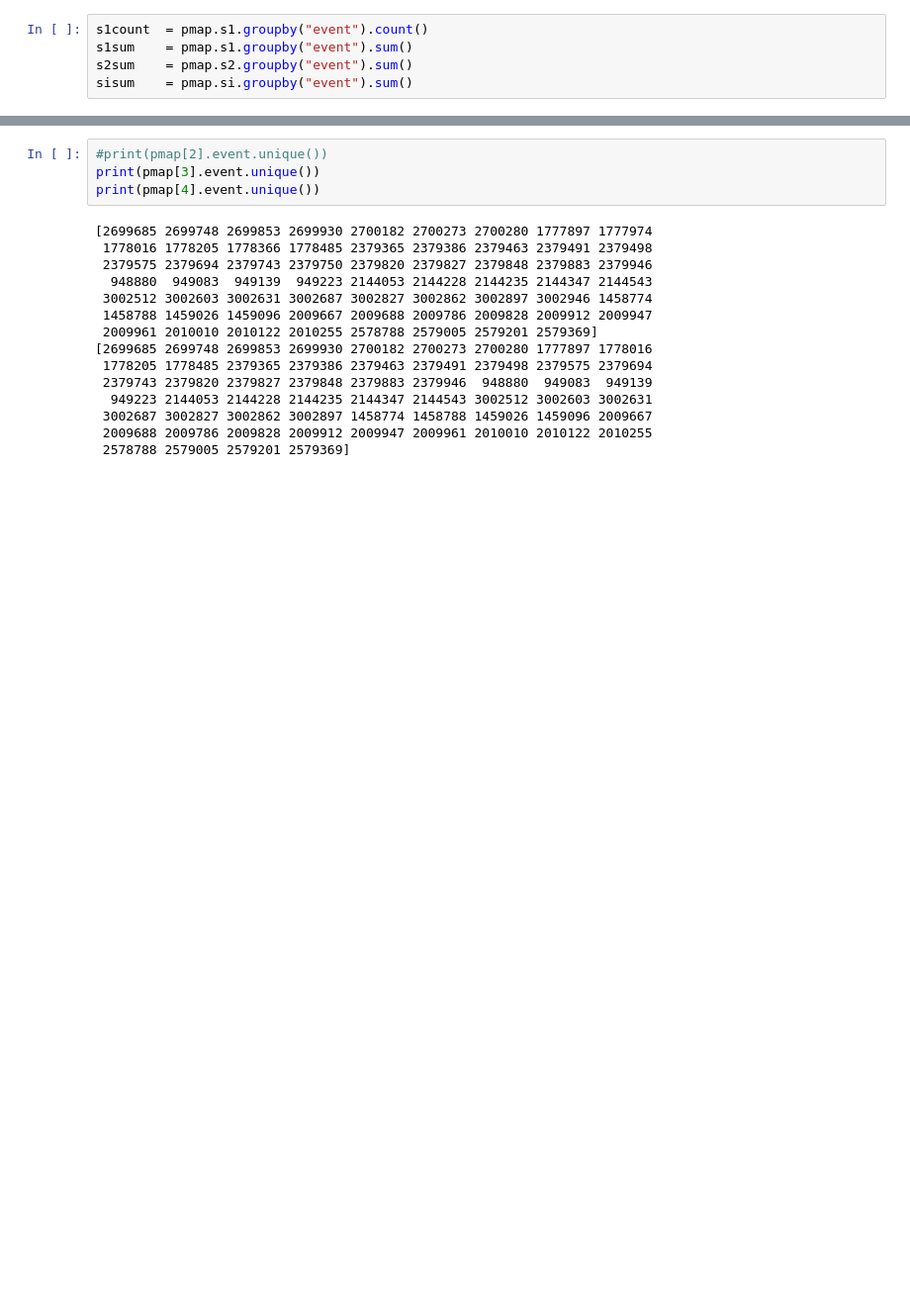
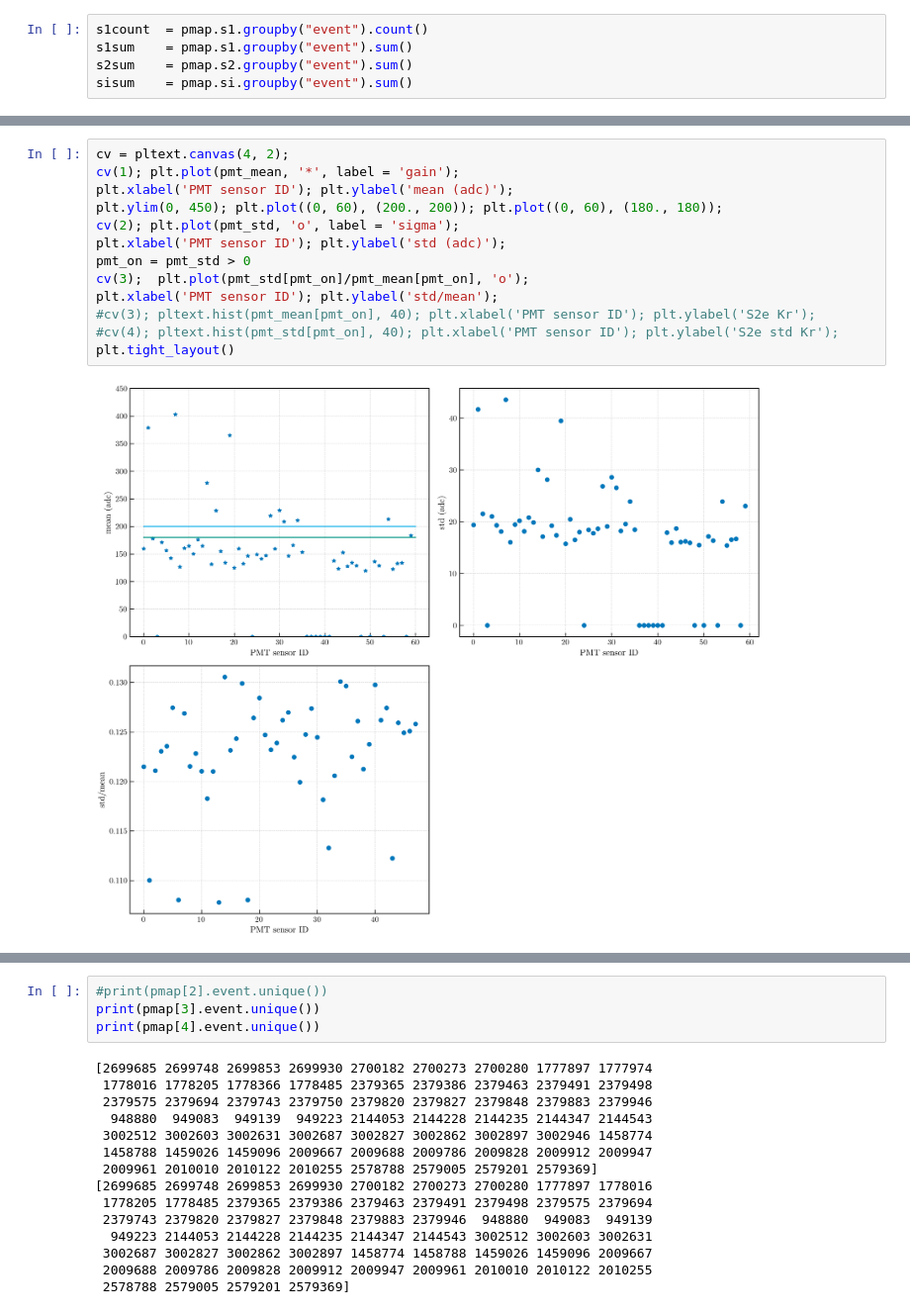
Before and after one commit to jahernando/nextana, a Jupyter notebook: NB/kr100/kr100_pmtana_irene.ipynb, the cells around one changed output, grey strips where cells are left out. Shown at 99% size. Saved outputs shown, nothing was run; the diff lists cells and outputs as text; blank space fills up the shorter version.

```diff
--- a/NB/kr100/kr100_pmtana_irene.ipynb
+++ b/NB/kr100/kr100_pmtana_irene.ipynb
@@ -227,0 +246,15 @@ pmap[0]
+# %%
+cv = pltext.canvas(4, 2);
+cv(1); plt.plot(pmt_mean, '*', label = 'gain');
+plt.xlabel('PMT sensor ID'); plt.ylabel('mean (adc)');
+plt.ylim(0, 450); plt.plot((0, 60), (200., 200)); plt.plot((0, 60), (180., 180));
+cv(2); plt.plot(pmt_std, 'o', label = 'sigma');
+plt.xlabel('PMT sensor ID'); plt.ylabel('std (adc)');
+pmt_on = pmt_std > 0
+cv(3);  plt.plot(pmt_std[pmt_on]/pmt_mean[pmt_on], 'o');
+plt.xlabel('PMT sensor ID'); plt.ylabel('std/mean');
+#cv(3); pltext.hist(pmt_mean[pmt_on], 40); plt.xlabel('PMT sensor ID'); plt.ylabel('S2e Kr');
+#cv(4); pltext.hist(pmt_std[pmt_on], 40); plt.xlabel('PMT sensor ID'); plt.ylabel('S2e std Kr');
+plt.tight_layout()
+# %% [output]
+[figure, added]
```
Also changed, not shown: parts of 45 cells of this notebook, 1 other file.
